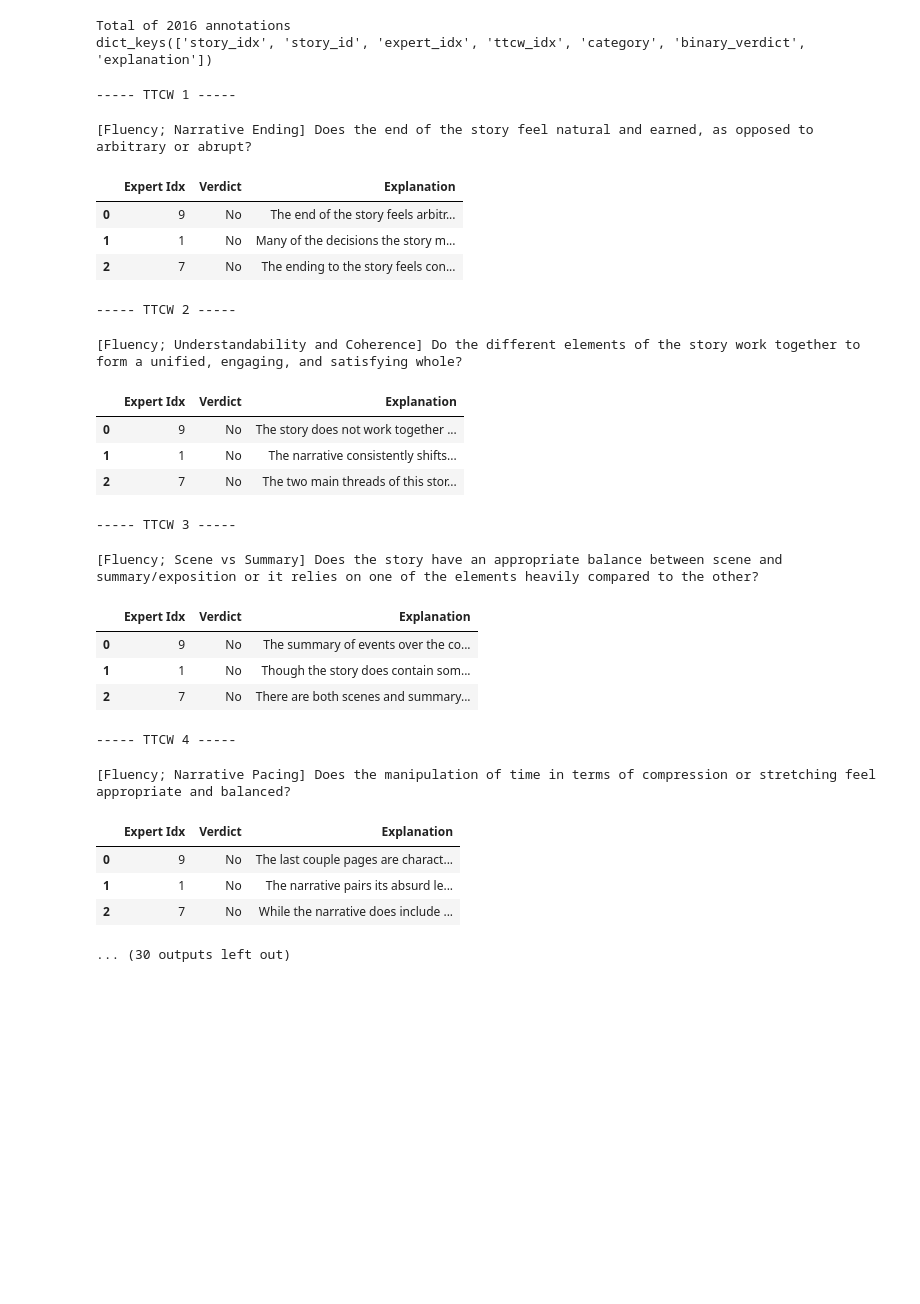
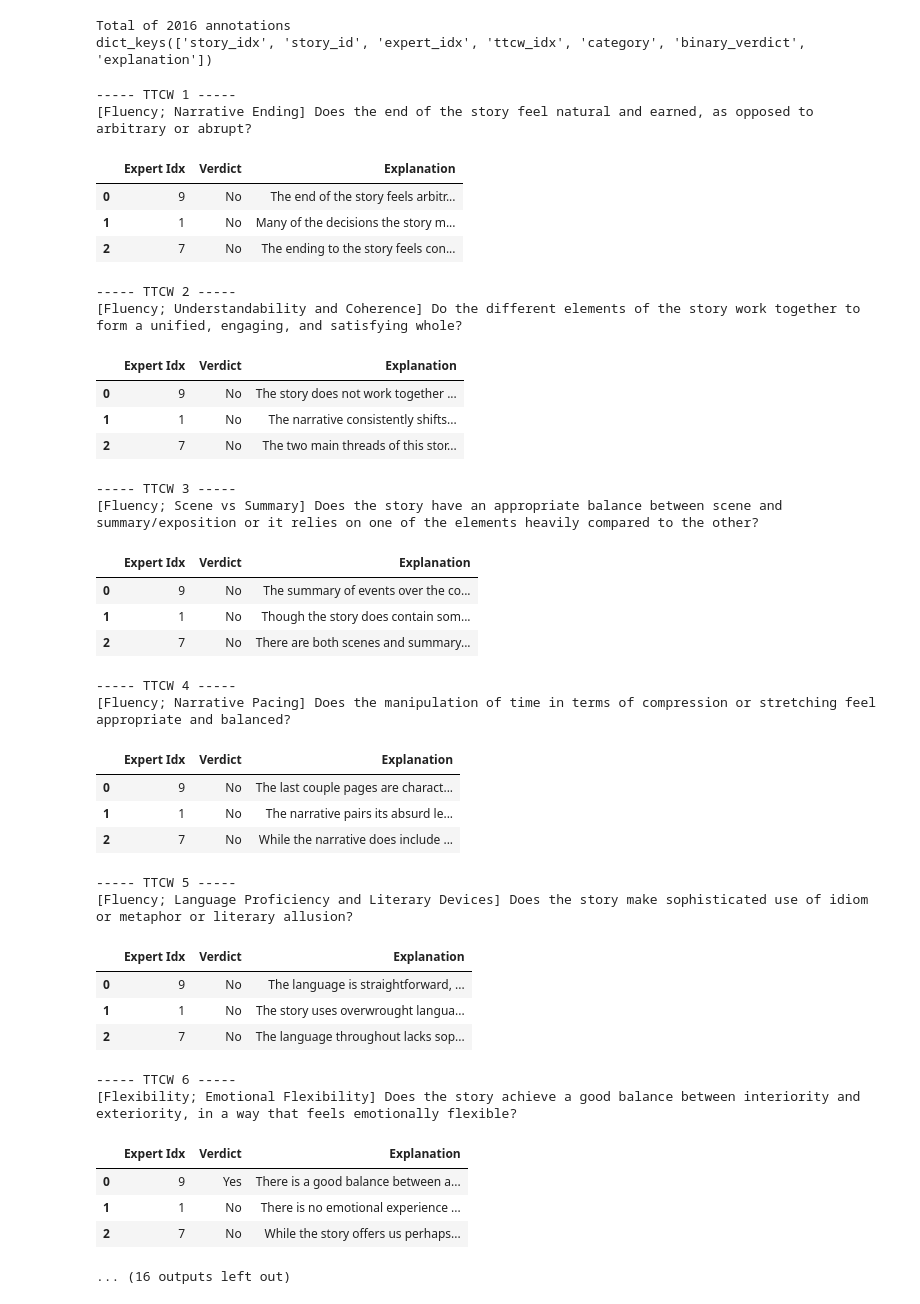
Before and after one commit to salesforce/creativity_eval, a Jupyter notebook: Data_Inspection.ipynb, the cells around one changed output. Cells and saved outputs as stored; diff of their text form; code cells hidden in the pictures; blank space fills up the shorter version.

Commit message:
Adding initial release of stories/prompts/data

```diff
--- a/Data_Inspection.ipynb
+++ b/Data_Inspection.ipynb
@@ -70,37 +69,49 @@ dict_keys(['story_idx', 'story_id', 'expert_idx', 'ttcw_idx', 'category', 'binar
 # %%
 # For the story selected above (Maintenance by GPT4), let's look at all the administered tests.
 for test in tests:
     print("----- TTCW %d -----" % test["ttcw_idx"])
-
+    print("[%s; %s] %s" % (test["torrance_dimension"], test["category"], test["question"]))
     table = []
     for anno in annotations:
         if anno["story_id"] == story["story_id"] and test["ttcw_idx"] == anno["ttcw_idx"]:
             table.append({"Expert Idx": anno["expert_idx"], "Verdict": anno["binary_verdict"], "Explanation": anno["explanation"][:100]+"..."})
-    title = "[%s; %s] %s" % (test["torrance_dimension"], test["category"], test["question"])
-    display(pd.DataFrame(table).style.set_caption(title))
+
+    display(pd.DataFrame(table))
 # %% [output]
 ----- TTCW 1 -----
+[Fluency; Narrative Ending] Does the end of the story feel natural and earned, as opposed to arbitrary or abrupt?
+|  | Expert Idx | Verdict | Explanation |
+| 0 | 9 | No | The end of the story feels arbitr... |
+| 1 | 1 | No | Many of the decisions the story m... |
+| 2 | 7 | No | The ending to the story feels con... |
-[Fluency; Narrative Ending] Does the end of the story feel natural and earned, as opposed to arbitrary or abrupt?
+----- TTCW 2 -----
+[Fluency; Understandability and Coherence] Do the different elements of the story work together to form a unified, engaging, and satisfying whole?
-|  | Expert Idx | Verdict | Explanation |
-| 0 | 9 | No | The end of the story feels arbitr... |
-| 1 | 1 | No | Many of the decisions the story m... |
-| 2 | 7 | No | The ending to the story feels con... |
+|  | Expert Idx | Verdict | Explanation |
+| 0 | 9 | No | The story does not work together ... |
+| 1 | 1 | No | The narrative consistently shifts... |
+| 2 | 7 | No | The two main threads of this stor... |
------ TTCW 2 -----
+----- TTCW 3 -----
+[Fluency; Scene vs Summary] Does the story have an appropriate balance between scene and summary/exposition or it relies on one of the elements heavily compared to the other?
+|  | Expert Idx | Verdict | Explanation |
+| 0 | 9 | No | The summary of events over the co... |
+| 1 | 1 | No | Though the story does contain som... |
+| 2 | 7 | No | There are both scenes and summary... |
-[Fluency; Understandability and Coherence] Do the different elements of the story work together to form a unified, engaging, and satisfying whole?
+----- TTCW 4 -----
+[Fluency; Narrative Pacing] Does the manipulation of time in terms of compression or stretching feel appropriate and balanced?
-|  | Expert Idx | Verdict | Explanation |
-| 0 | 9 | No | The story does not work together ... |
-| 1 | 1 | No | The narrative consistently shifts... |
-| 2 | 7 | No | The two main threads of this stor... |
+|  | Expert Idx | Verdict | Explanation |
+| 0 | 9 | No | The last couple pages are charact... |
+| 1 | 1 | No | The narrative pairs its absurd le... |
+| 2 | 7 | No | While the narrative does include ... |
------ TTCW 3 -----
+----- TTCW 5 -----
+[Fluency; Language Proficiency and Literary Devices] Does the story make sophisticated use of idiom or metaphor or literary allusion?
+|  | Expert Idx | Verdict | Explanation |
+| 0 | 9 | No | The language is straightforward, ... |
+| 1 | 1 | No | The story uses overwrought langua... |
+| 2 | 7 | No | The language throughout lacks sop... |
-[Fluency; Scene vs Summary] Does the story have an appropriate balance between scene and summary/exposition or it relies on one of the elements heavily compared to the other?
+----- TTCW 6 -----
+[Flexibility; Emotional Flexibility] Does the story achieve a good balance between interiority and exteriority, in a way that feels emotionally flexible?
-|  | Expert Idx | Verdict | Explanation |
-| 0 | 9 | No | The summary of events over the co... |
-| 1 | 1 | No | Though the story does contain som... |
-| 2 | 7 | No | There are both scenes and summary... |
+|  | Expert Idx | Verdict | Explanation |
+| 0 | 9 | Yes | There is a good balance between a... |
+| 1 | 1 | No | There is no emotional experience ... |
+| 2 | 7 | No | While the story offers us perhaps... |
------ TTCW 4 -----
+... (16 outputs left out)
-[Fluency; Narrative Pacing] Does the manipulation of time in terms of compression or stretching feel appropriate and balanced?
-|  | Expert Idx | Verdict | Explanation |
-| 0 | 9 | No | The last couple pages are charact... |
-| 1 | 1 | No | The narrative pairs its absurd le... |
-| 2 | 7 | No | While the narrative does include ... |
-... (30 outputs left out)
```
Also changed, not shown: parts of 3 cells of this notebook, 4 other files.
